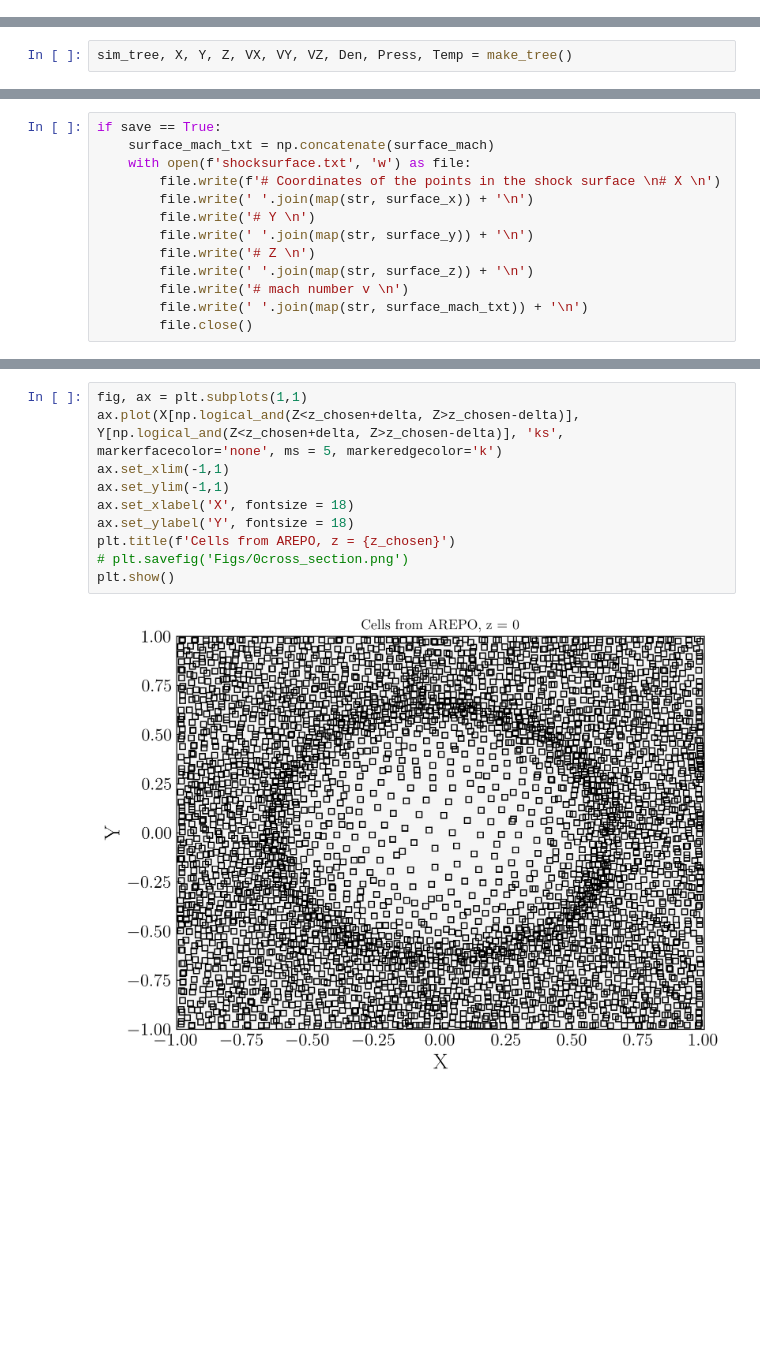
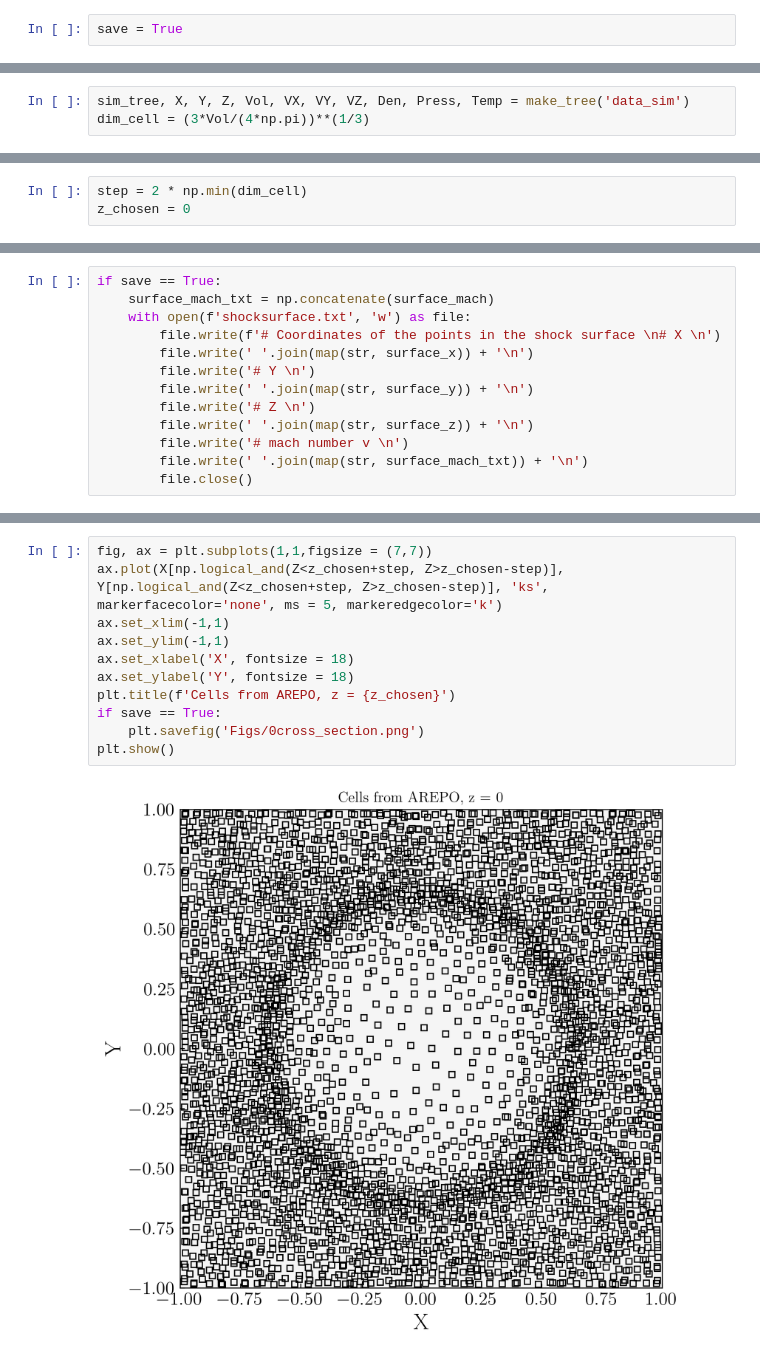
Before and after one commit to rich-tde/tde_wind, a Jupyter notebook: shock_surface.ipynb, the cells around one changed output, grey strips where cells are left out. Saved outputs shown, nothing was run; the diff lists cells and outputs as text; blank space fills up the shorter version.

Commit message:
make old plot

```diff
--- a/shock_surface.ipynb
+++ b/shock_surface.ipynb
@@ -21,3 +15,5 @@ save = False
+# %%
+save = True
 # %%
 # def ray_tracer(sim_tree, X, Y, Z, x_zone, y_zone, z_zone, idx, div, dir, delta, direction):
 #     point = np.array([x_zone[idx], y_zone[idx], z_zone[idx]])
@@ -180,5 +172,6 @@ dir = []
 for i in range(len(x_dir)):
     dir.append([x_dir[i], y_dir[i], z_dir[i]])
 # %%
-sim_tree, X, Y, Z, VX, VY, VZ, Den, Press, Temp = make_tree()
+sim_tree, X, Y, Z, Vol, VX, VY, VZ, Den, Press, Temp = make_tree('data_sim')
+dim_cell = (3*Vol/(4*np.pi))**(1/3)
 # %% [output]
@@ -185,0 +179,3 @@ all T=0, bro. CHANGE!
+# %%
+step = 2 * np.min(dim_cell)
+z_chosen = 0
@@ -294,12 +296,13 @@ plt.savefig(f'Figs/5shocksurface_z{z_chosen}.png')
 # %%
-fig, ax = plt.subplots(1,1)
-ax.plot(X[np.logical_and(Z<z_chosen+delta, Z>z_chosen-delta)], Y[np.logical_and(Z<z_chosen+delta, Z>z_chosen-delta)], 'ks', markerfacecolor='none', ms = 5, markeredgecolor='k')
+fig, ax = plt.subplots(1,1,figsize = (7,7))
+ax.plot(X[np.logical_and(Z<z_chosen+step, Z>z_chosen-step)], Y[np.logical_and(Z<z_chosen+step, Z>z_chosen-step)], 'ks', markerfacecolor='none', ms = 5, markeredgecolor='k')
 ax.set_xlim(-1,1)
 ax.set_ylim(-1,1)
 ax.set_xlabel('X', fontsize = 18)
 ax.set_ylabel('Y', fontsize = 18)
 plt.title(f'Cells from AREPO, z = {z_chosen}')
-# plt.savefig('Figs/0cross_section.png')
+if save == True:
+    plt.savefig('Figs/0cross_section.png')
 plt.show()
 # %% [output]
-[figure, old version]
+[figure, new version]
```
Also changed, not shown: parts of 12 cells of this notebook, 24 other files.
